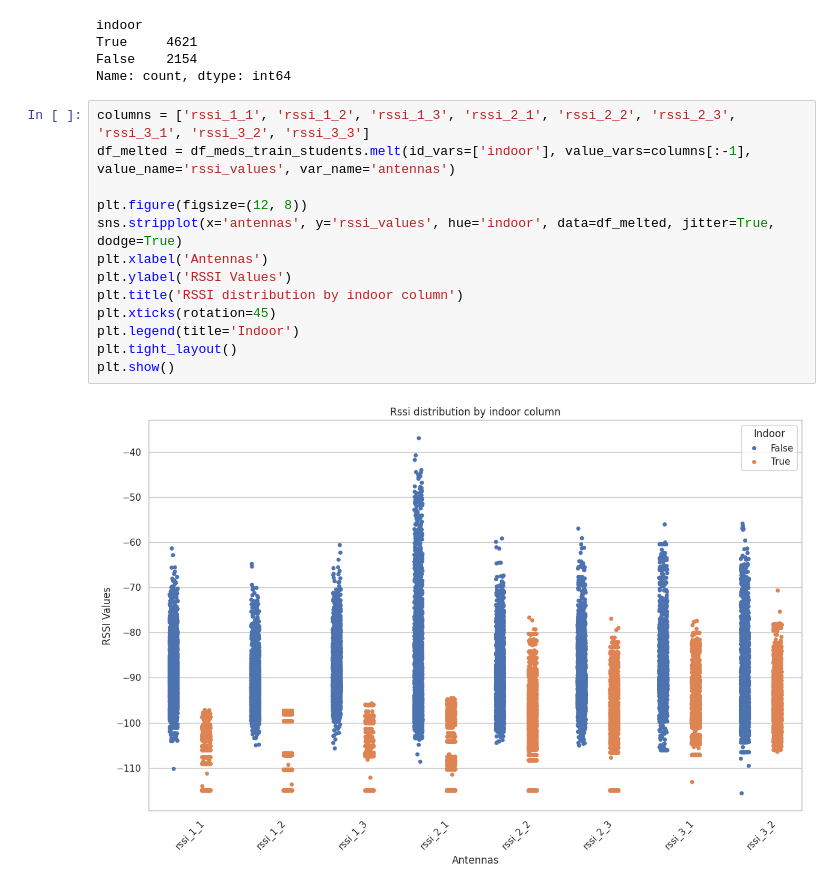
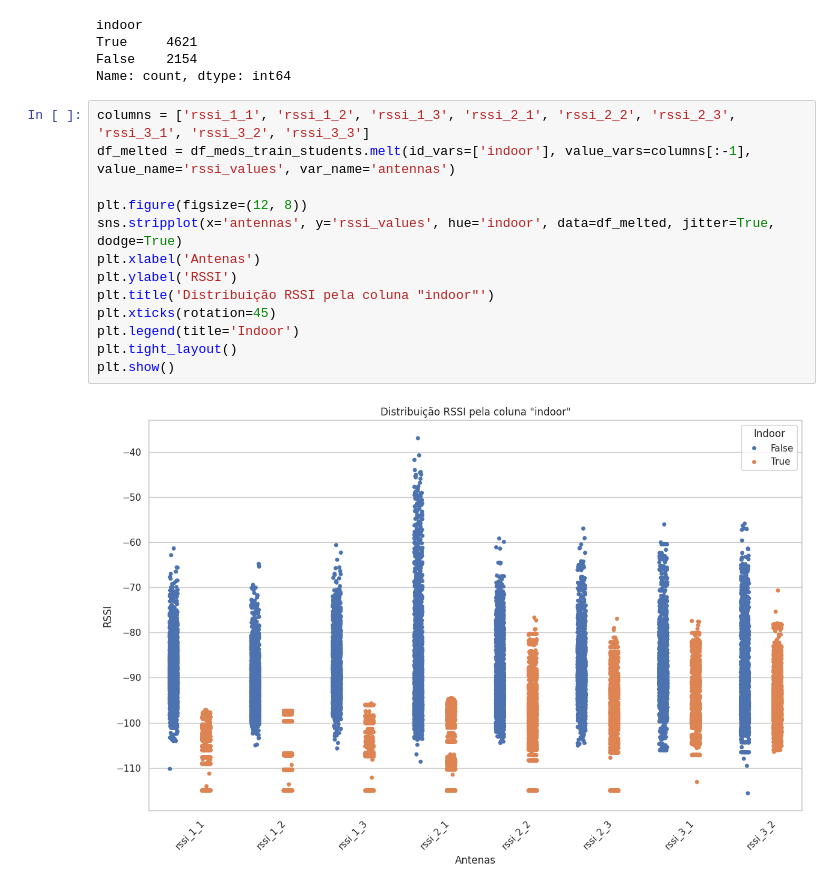
Before and after one commit to pccql/comunicacoes-moveis, a Jupyter notebook: preliminary_analysis.ipynb, the cells around one changed output. Cells and saved outputs as stored; diff of their text form.

Commit message:
chore: knn charts

```diff
--- a/preliminary_analysis.ipynb
+++ b/preliminary_analysis.ipynb
@@ -117,15 +117,15 @@ Name: count, dtype: int64
 # %%
 columns = ['rssi_1_1', 'rssi_1_2', 'rssi_1_3', 'rssi_2_1', 'rssi_2_2', 'rssi_2_3', 'rssi_3_1', 'rssi_3_2', 'rssi_3_3']
 df_melted = df_meds_train_students.melt(id_vars=['indoor'], value_vars=columns[:-1], value_name='rssi_values', var_name='antennas')
 
 plt.figure(figsize=(12, 8))
 sns.stripplot(x='antennas', y='rssi_values', hue='indoor', data=df_melted, jitter=True, dodge=True)
-plt.xlabel('Antennas')
-plt.ylabel('RSSI Values')
-plt.title('RSSI distribution by indoor column')
+plt.xlabel('Antenas')
+plt.ylabel('RSSI')
+plt.title('Distribuição RSSI pela coluna "indoor"')
 plt.xticks(rotation=45)
 plt.legend(title='Indoor')
 plt.tight_layout()
 plt.show()
 # %% [output]
-[figure, old version]
+[figure, new version]
```
Also changed, not shown: parts of 5 cells of this notebook, 1 other file.
